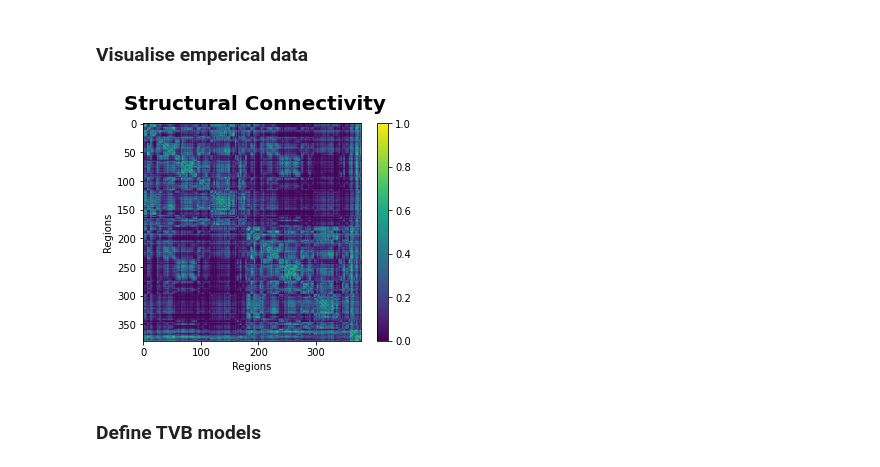
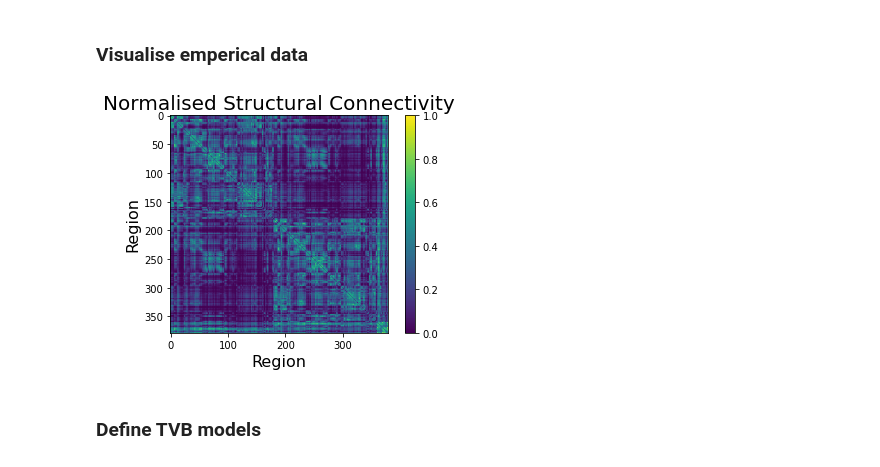
Before and after one commit to anujanegi/TMS-simulation, a Jupyter notebook: TEP with Jansen RIt.ipynb, the cells around one changed output. Drawn from its saved outputs; the diff is of its cells as text; code cells hidden in the pictures.

```diff
--- a/TEP with Jansen RIt.ipynb
+++ b/TEP with Jansen RIt.ipynb
@@ -30,17 +30,18 @@ PATH_TO_TMS_ELECTRIC_FIELD = './data/electric_fields/ernie FC6/ernie_EF_normE.js
 # %% [markdown]
 ### Visualise emperical data
 # %%
-# np.lognp.loadtxt(PATH_TO_SC_HC)
-weights_hcp=np.log(np.loadtxt(PATH_TO_SC_HC)+1) # SCnew = log(SC+1)
-weights_new=weights_hcp/weights_hcp.max() # Normalize
-plt.imshow(np.asarray(weights_new))
+weights = np.log(np.loadtxt(PATH_TO_SC_HC)+1)
+# normalise the SC
+weights=(weights-np.min(weights))/(np.max(weights)-np.min(weights))
+
+plt.imshow(np.asarray(weights))
 plt.colorbar()
-plt.xlabel("Regions")
-plt.ylabel("Regions")
-plt.suptitle("Structural Connectivity", fontweight="bold", fontsize=title_font)
+plt.title('Normalised Structural Connectivity', fontsize=title_font)
+plt.xlabel('Region', fontsize=label_font)
+plt.ylabel('Region', fontsize=label_font)
 plt.show()
 # %% [output]
-[figure, old version]
+[figure, new version]
 # %% [markdown]
 ### Define TVB models
 # %%
```
Also changed, not shown: parts of 2 cells of this notebook.
